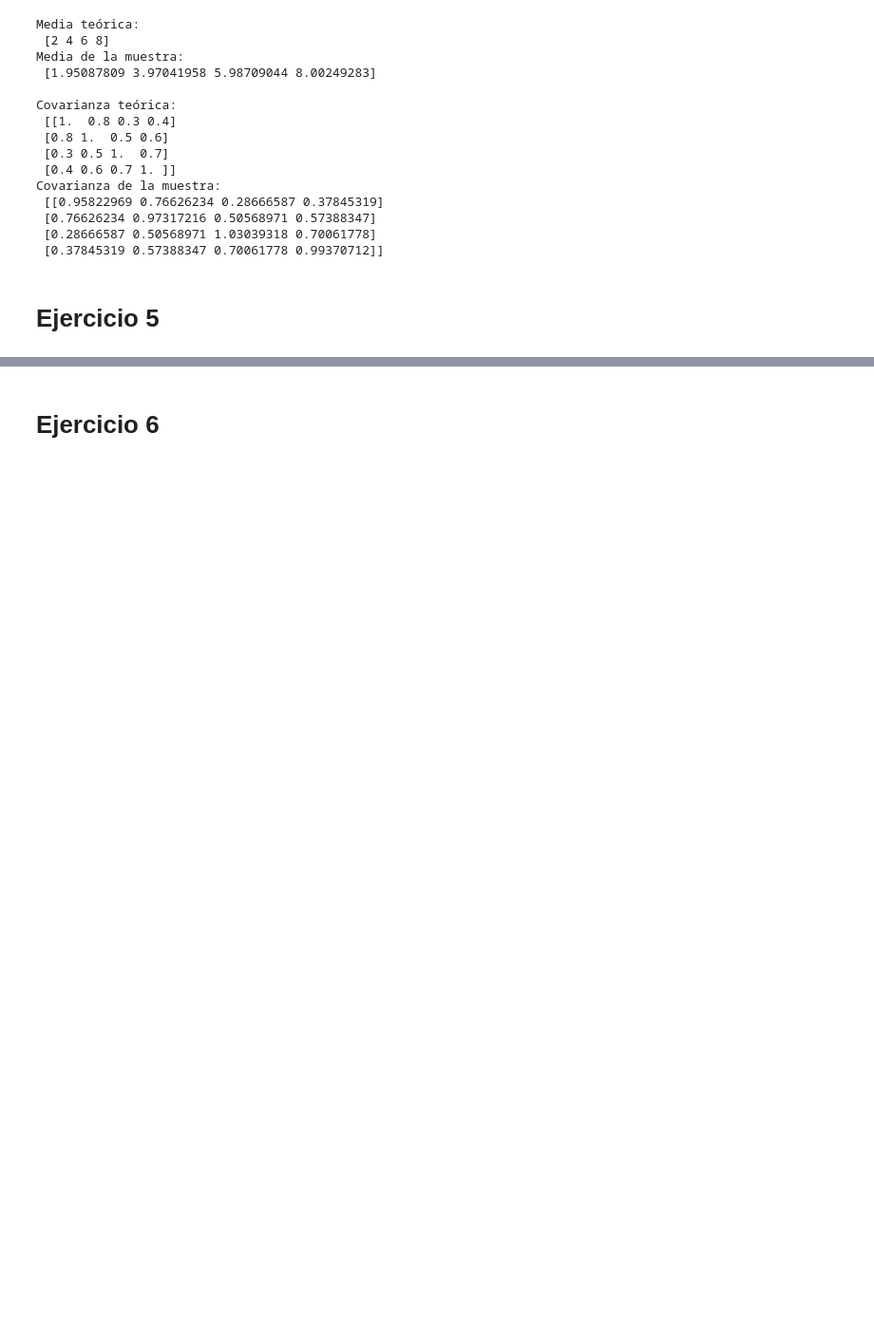
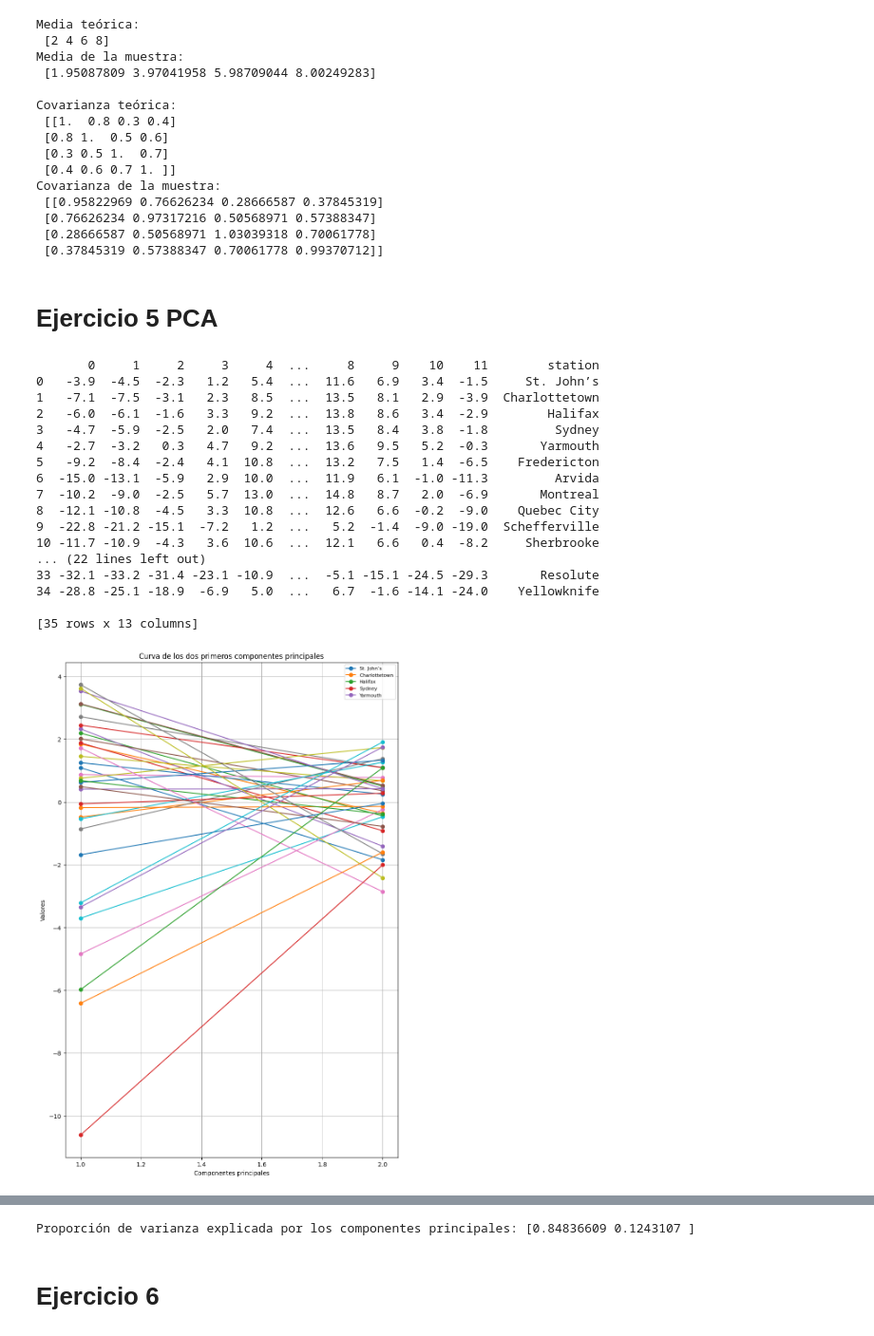
Before and after one commit to wwIrvingww/Lab-2-AI, a Jupyter notebook: Lab2.ipynb, the cells around one changed output, grey strips where cells are left out. Shown: that part at 95% size. Drawn from its saved outputs; the diff is of its cells as text; code cells hidden in the pictures; blank space fills up the shorter version.

```diff
--- a/Lab2.ipynb
+++ b/Lab2.ipynb
@@ -73,4 +75,69 @@ Covarianza de la muestra:
  [0.28666587 0.50568971 1.03039318 0.70061778]
  [0.37845319 0.57388347 0.70061778 0.99370712]]
 # %% [markdown]
-# Ejercicio 5
+# Ejercicio 5 PCA
+# %%
+weather_data = pd.read_csv('./CSV/weather.csv')
+
+print(weather_data)
+
+# Columnas de enero a diciembre
+monthly_data = weather_data.select_dtypes(include=[np.number])
+
+# Estandarizar los datos
+scaler = StandardScaler()
+scaled_data = scaler.fit_transform(monthly_data)
+
+# Aplicar PCA
+pca = PCA(n_components=2)
+principal_components = pca.fit_transform(scaled_data)
+
+# Crear un DataFrame con los primeros dos componentes
+pca_df = pd.DataFrame(data=principal_components, columns=['p1', 'p2'])
+pca_df['Station'] = weather_data['station']
+
+# Dibujar curva
+plt.figure(figsize=(10, 15))
+for index, row in pca_df.iterrows():
+    plt.plot(range(1, 3), row[['p1', 'p2']], marker='o', label=row['Station'] if index < 5 else "")
+plt.xlabel('Componentes principales')
+plt.ylabel('Valores')
+plt.title('Curva de los dos primeros componentes principales')
+plt.legend(loc='upper right', fontsize=8)
+plt.grid(True)
+plt.show()
+
+# Agrupar y representar en un biplot
+plt.figure(figsize=(10, 8))
+plt.scatter(pca_df['p1'], pca_df['p2'], alpha=0.7)
+for i, station in enumerate(weather_data['station']):
+    plt.text(pca_df['p1'][i], pca_df['p2'][i], station, fontsize=8, alpha=0.8)
+plt.xlabel('Componente principal 1 (p1)')
+plt.ylabel('Componente principal 2 (p2)')
+plt.title('Biplot de estaciones')
+plt.axhline(0, color='gray', linestyle='--', linewidth=0.7)
+plt.axvline(0, color='gray', linestyle='--', linewidth=0.7)
+plt.grid(True)
+plt.show()
+
+explained_variance = pca.explained_variance_ratio_
+print("Proporción de varianza explicada por los componentes principales:", explained_variance)
+# %% [output]
+       0     1     2     3     4  ...     8     9    10    11        station
+0   -3.9  -4.5  -2.3   1.2   5.4  ...  11.6   6.9   3.4  -1.5     St. John’s
+1   -7.1  -7.5  -3.1   2.3   8.5  ...  13.5   8.1   2.9  -3.9  Charlottetown
+2   -6.0  -6.1  -1.6   3.3   9.2  ...  13.8   8.6   3.4  -2.9        Halifax
+3   -4.7  -5.9  -2.5   2.0   7.4  ...  13.5   8.4   3.8  -1.8         Sydney
+4   -2.7  -3.2   0.3   4.7   9.2  ...  13.6   9.5   5.2  -0.3       Yarmouth
+5   -9.2  -8.4  -2.4   4.1  10.8  ...  13.2   7.5   1.4  -6.5    Fredericton
+6  -15.0 -13.1  -5.9   2.9  10.0  ...  11.9   6.1  -1.0 -11.3         Arvida
+7  -10.2  -9.0  -2.5   5.7  13.0  ...  14.8   8.7   2.0  -6.9       Montreal
+8  -12.1 -10.8  -4.5   3.3  10.8  ...  12.6   6.6  -0.2  -9.0    Quebec City
+9  -22.8 -21.2 -15.1  -7.2   1.2  ...   5.2  -1.4  -9.0 -19.0  Schefferville
+10 -11.7 -10.9  -4.3   3.6  10.6  ...  12.1   6.6   0.4  -8.2     Sherbrooke
+... (22 lines left out)
+33 -32.1 -33.2 -31.4 -23.1 -10.9  ...  -5.1 -15.1 -24.5 -29.3       Resolute
+34 -28.8 -25.1 -18.9  -6.9   5.0  ...   6.7  -1.6 -14.1 -24.0    Yellowknife
+
+[35 rows x 13 columns]
+[figure, added]
@@ -77,2 +145,3 @@ Covarianza de la muestra:
+Proporción de varianza explicada por los componentes principales: [0.84836609 0.1243107 ]
 # %% [markdown]
 # Ejercicio 6
```
Also changed, not shown: parts of 3 cells of this notebook.
